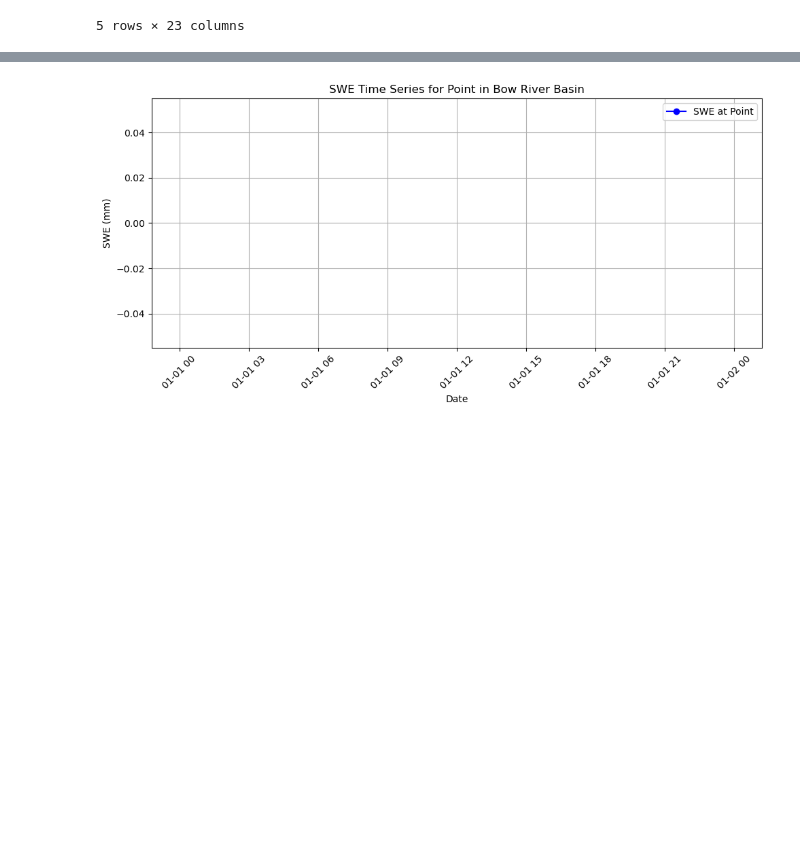
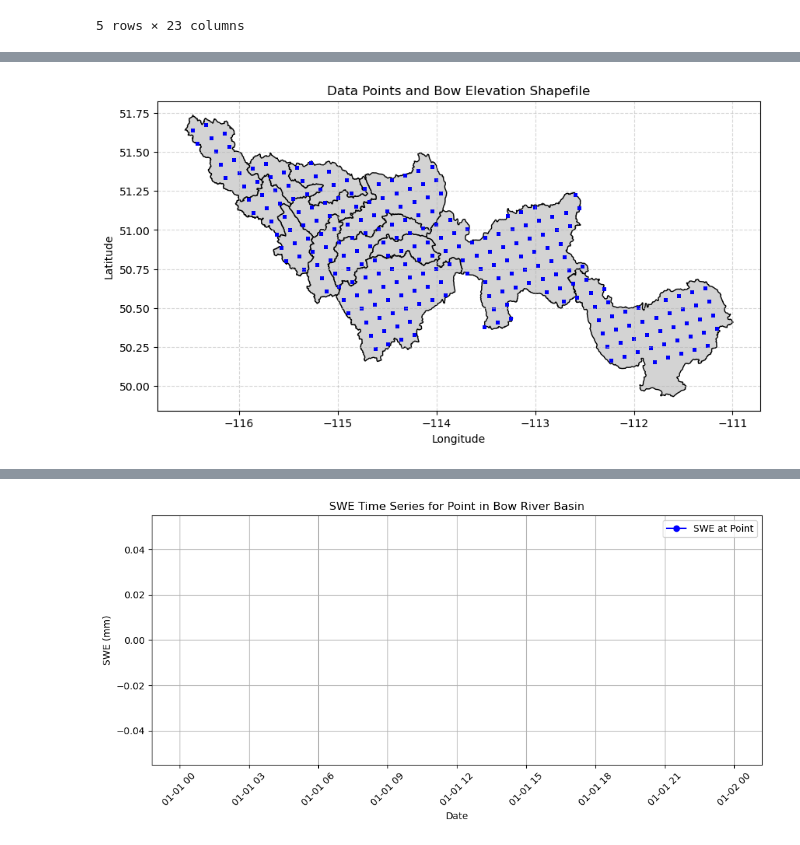
Before and after one commit to hasithajayamaha/snowdroughtindex-main, a Jupyter notebook: notebooks/workflows/0.3_CaSR_data_preparation.ipynb, the cells around one changed output, grey strips where cells are left out. Saved outputs shown, nothing was run; the diff lists cells and outputs as text; code cells hidden in the pictures; blank space fills up the shorter version.

```diff
--- a/notebooks/workflows/0.3_CaSR_data_preparation.ipynb
+++ b/notebooks/workflows/0.3_CaSR_data_preparation.ipynb
@@ -185,0 +224,23 @@ plt.show()
+# %%
+# open csv files
+bow_swe_data1 = pd.read_csv(output_path + 'bow_swe_data_rlon211-245_rlat421-455.csv')
+bow_swe_data2 = pd.read_csv(output_path + 'bow_swe_data_rlon246-280_rlat421-455.csv')
+
+#convert lon from 0-360 to -180 to 180 format
+bow_swe_data1['lon'] = ((bow_swe_data1['lon'] + 180) % 360) - 180
+bow_swe_data2['lon'] = ((bow_swe_data2['lon'] + 180) % 360) - 180
+
+# convert to GeoDataFrame
+gdf_bow_swe_data1 = gpd.GeoDataFrame(
+    bow_swe_data1,
+    geometry=gpd.points_from_xy(bow_swe_data1['lon'], bow_swe_data1['lat']),
+    crs='EPSG:4326'  # Assuming the coordinates are in WGS84
+)
+gdf_bow_swe_data2 = gpd.GeoDataFrame(
+    bow_swe_data2,
+    geometry=gpd.points_from_xy(bow_swe_data2['lon'], bow_swe_data2['lat']),
+    crs='EPSG:4326'  # Assuming the coordinates are in WGS84
+)
+# Display the GeoDataFrames
+display(gdf_bow_swe_data1.head())
+display(gdf_bow_swe_data2.head())
@@ -185,0 +260,13 @@ plt.show()
+# %%
+# plot data points and shapefile
+fig, ax = plt.subplots(figsize=(10, 10))
+bow_elevation.plot(ax=ax, color='lightgrey', edgecolor='black')
+gdf_bow_swe_data1.plot(ax=ax, color='blue', markersize=5, label='Data Points')
+gdf_bow_swe_data2.plot(ax=ax, color='blue', markersize=5, label='Data Points')
+ax.grid(True, linestyle='--', alpha=0.5)
+ax.set_title('Data Points and Bow Elevation Shapefile')
+ax.set_xlabel('Longitude')
+ax.set_ylabel('Latitude')
+plt.show()
+# %% [output]
+[figure, added]
```
Also changed, not shown: parts of 12 cells of this notebook.
